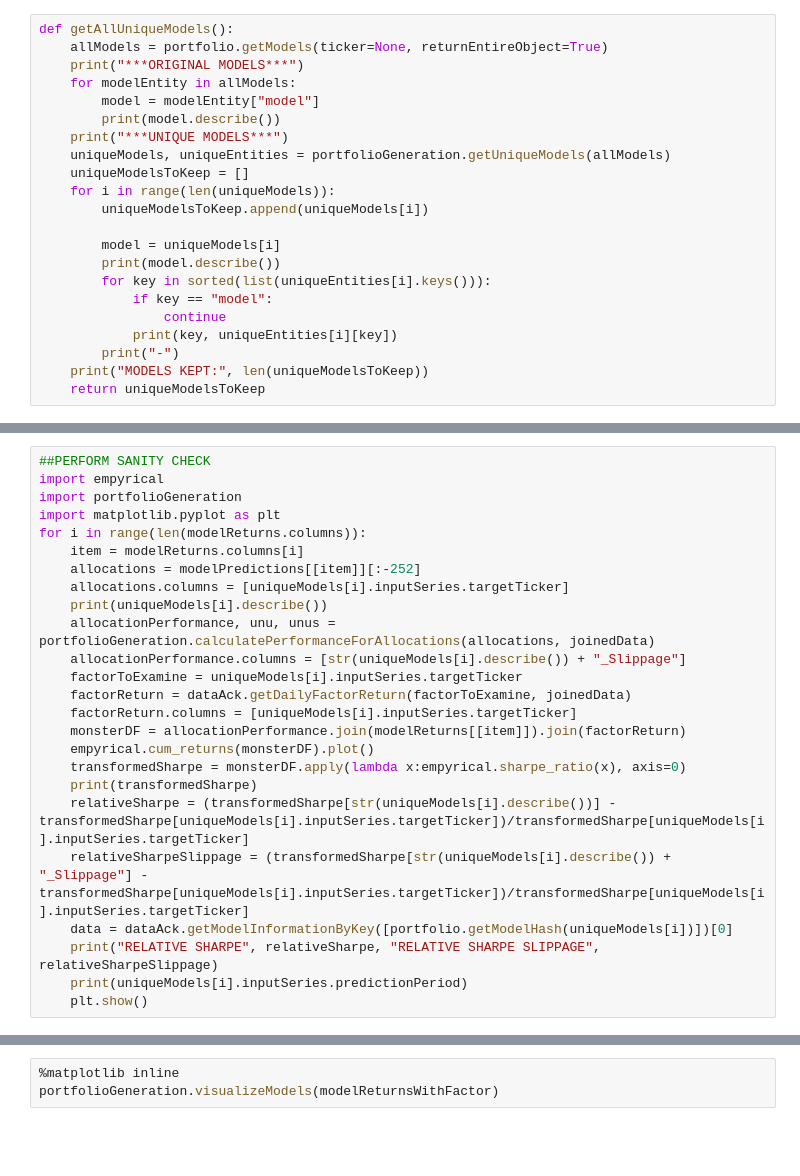
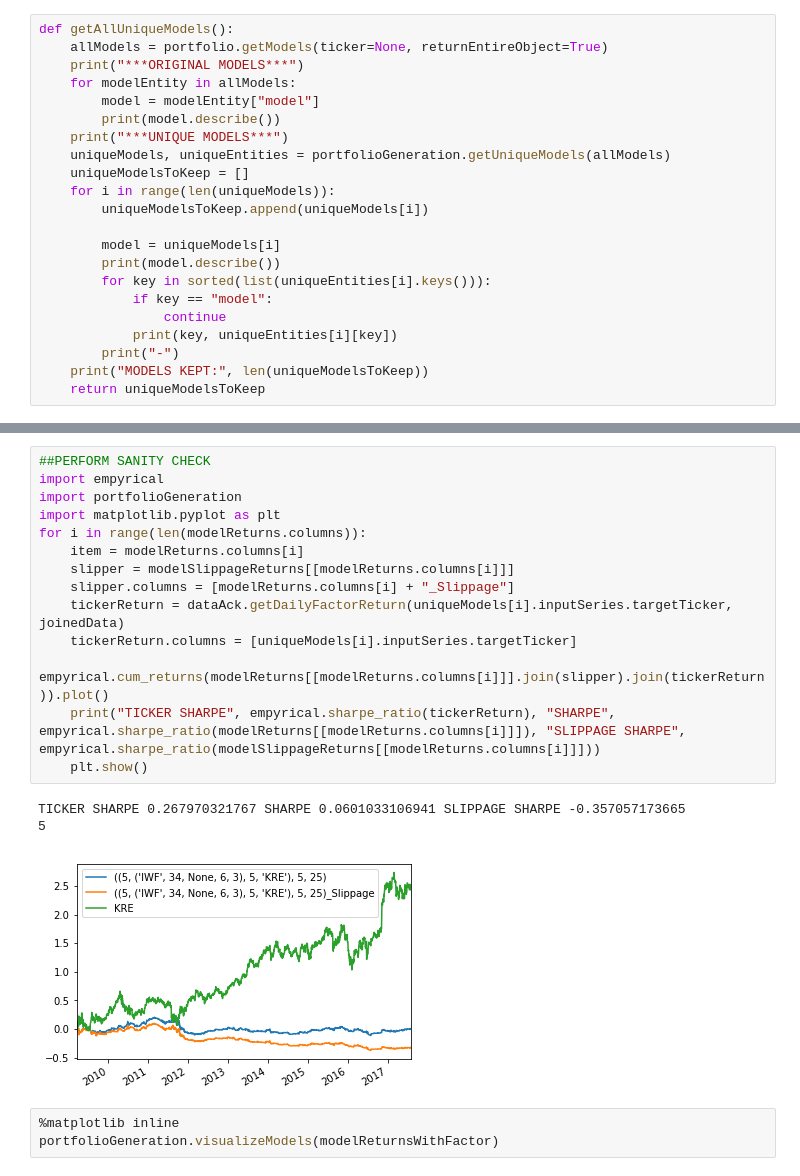
Before and after one commit to SignalBuilders/walkforwardTrader, a Jupyter notebook: Introduce and Initialize Portfolio From Cache.ipynb, the cells around one changed output, grey strips where cells are left out. Cells and saved outputs as stored; diff of their text form; blank space fills up the shorter version.

```diff
--- a/Introduce and Initialize Portfolio From Cache.ipynb
+++ b/Introduce and Initialize Portfolio From Cache.ipynb
@@ -168,25 +159,0 @@ display(modelPredictions)
-# %%
-##PERFORM SANITY CHECK
-import empyrical
-import portfolioGeneration
-import matplotlib.pyplot as plt
-for i in range(len(modelReturns.columns)):
-    item = modelReturns.columns[i]
-    allocations = modelPredictions[[item]][:-252]
-    allocations.columns = [uniqueModels[i].inputSeries.targetTicker]
-    print(uniqueModels[i].describe())
-    allocationPerformance, unu, unus = portfolioGeneration.calculatePerformanceForAllocations(allocations, joinedData)
-    allocationPerformance.columns = [str(uniqueModels[i].describe()) + "_Slippage"]
-    factorToExamine = uniqueModels[i].inputSeries.targetTicker
-    factorReturn = dataAck.getDailyFactorReturn(factorToExamine, joinedData)
-    factorReturn.columns = [uniqueModels[i].inputSeries.targetTicker]
-    monsterDF = allocationPerformance.join(modelReturns[[item]]).join(factorReturn)
-    empyrical.cum_returns(monsterDF).plot()
-    transformedSharpe = monsterDF.apply(lambda x:empyrical.sharpe_ratio(x), axis=0)
-    print(transformedSharpe)
-    relativeSharpe = (transformedSharpe[str(uniqueModels[i].describe())] - transformedSharpe[uniqueModels[i].inputSeries.targetTicker])/transformedSharpe[uniqueModels[i].inputSeries.targetTicker]
-    relativeSharpeSlippage = (transformedSharpe[str(uniqueModels[i].describe()) + "_Slippage"] - transformedSharpe[uniqueModels[i].inputSeries.targetTicker])/transformedSharpe[uniqueModels[i].inputSeries.targetTicker]
-    data = dataAck.getModelInformationByKey([portfolio.getModelHash(uniqueModels[i])])[0]
-    print("RELATIVE SHARPE", relativeSharpe, "RELATIVE SHARPE SLIPPAGE", relativeSharpeSlippage)
-    print(uniqueModels[i].inputSeries.predictionPeriod)
-    plt.show()
@@ -243,3 +160,21 @@ RELATIVE SHARPE 0.061613392246 RELATIVE SHARPE SLIPPAGE -0.206827262607
+# %%
+##PERFORM SANITY CHECK
+import empyrical
+import portfolioGeneration
+import matplotlib.pyplot as plt
+for i in range(len(modelReturns.columns)):
+    item = modelReturns.columns[i]
+    slipper = modelSlippageReturns[[modelReturns.columns[i]]]
+    slipper.columns = [modelReturns.columns[i] + "_Slippage"]
+    tickerReturn = dataAck.getDailyFactorReturn(uniqueModels[i].inputSeries.targetTicker, joinedData)
+    tickerReturn.columns = [uniqueModels[i].inputSeries.targetTicker]
+    empyrical.cum_returns(modelReturns[[modelReturns.columns[i]]].join(slipper).join(tickerReturn)).plot()
+    print("TICKER SHARPE", empyrical.sharpe_ratio(tickerReturn), "SHARPE", empyrical.sharpe_ratio(modelReturns[[modelReturns.columns[i]]]), "SLIPPAGE SHARPE", empyrical.sharpe_ratio(modelSlippageReturns[[modelReturns.columns[i]]]))
+    plt.show()
+# %% [output]
+TICKER SHARPE 0.267970321767 SHARPE 0.0601033106941 SLIPPAGE SHARPE -0.357057173665
+5
+[figure, added]
 # %%
 %matplotlib inline
 portfolioGeneration.visualizeModels(modelReturnsWithFactor)
```
Also changed, not shown: parts of 7 cells of this notebook, 1 other file.
